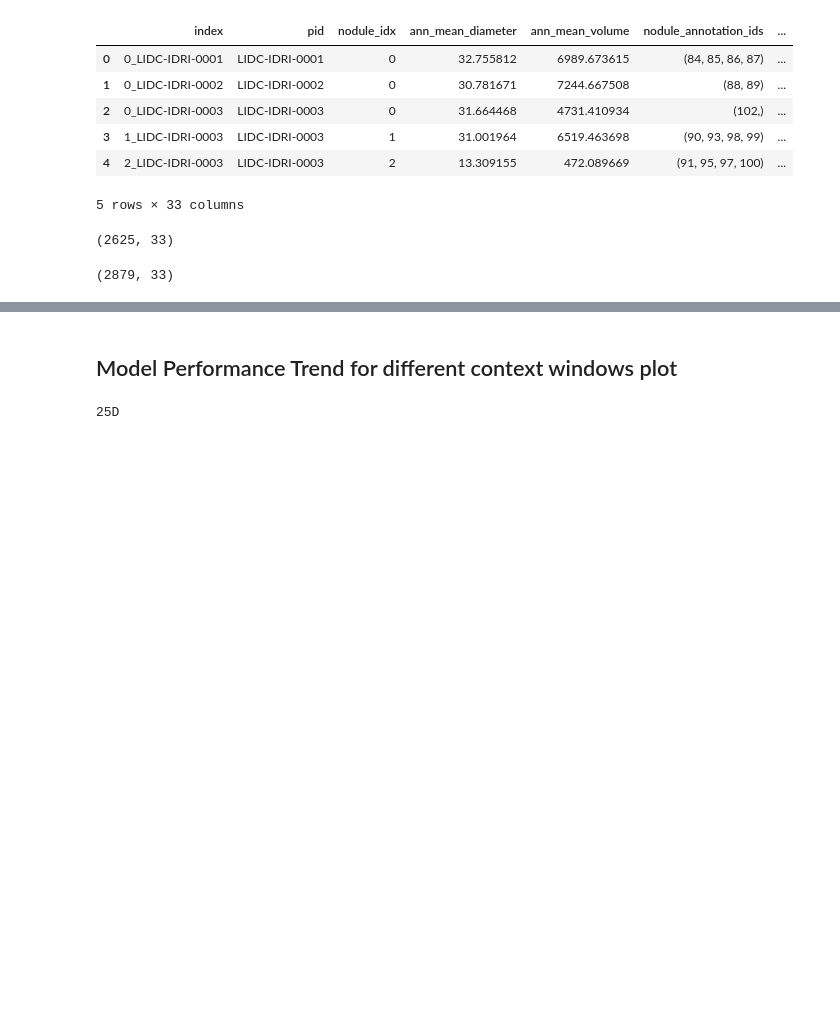
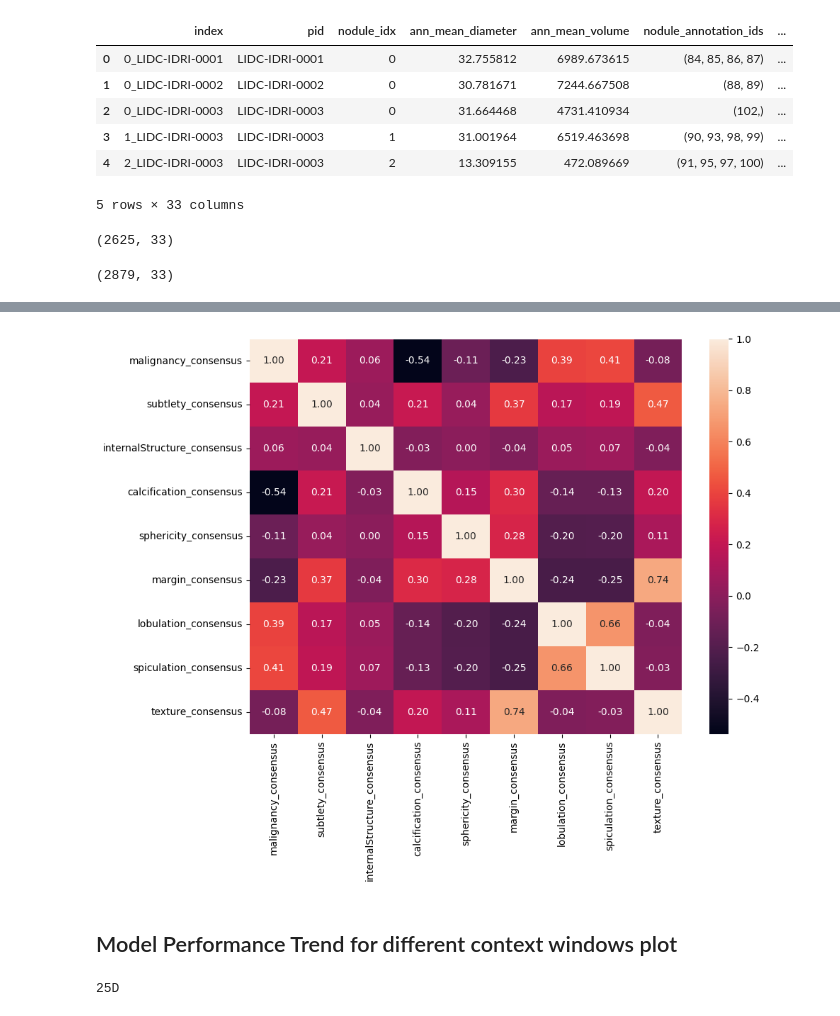
Before and after one commit to maxADeVisser/master_thesis, a Jupyter notebook: report/plots.ipynb, the cells around one changed output, grey strips where cells are left out. Saved outputs shown, nothing was run; the diff lists cells and outputs as text; code cells hidden in the pictures; blank space fills up the shorter version.

```diff
--- a/report/plots.ipynb
+++ b/report/plots.ipynb
@@ -80,3 +84,25 @@ display(full_df.shape)
+# %%
+nodule_df = pd.read_csv(nodule_df_path)[["malignancy_consensus", "subtlety_consensus", "internalStructure_consensus", "calcification_consensus", "sphericity_consensus", "margin_consensus", "lobulation_consensus", "spiculation_consensus", "texture_consensus"]]
+
+"""
+new order:
+1. abscent
+2. non-central
+3. central
+4. solid
+5. laminated
+6. popcorn
+"""
+calcification_mapping = {6:1, 1:6, 2:5, 3:4, 4:2, 5:3}
+
+nodule_df["calcification_consensus"] = nodule_df["calcification_consensus"].map(calcification_mapping)
+
+# plot a correlation heatmap
+plt.figure(figsize=(10, 8))
+sns.heatmap(nodule_df.corr(method="pearson"), annot=True, fmt=".2f")
+plt.tight_layout()
+# %% [output]
+[figure, added]
 # %% [markdown]
 ## Model Performance Trend for different context windows plot
 # %%
```
Also changed, not shown: parts of 3 cells of this notebook.
